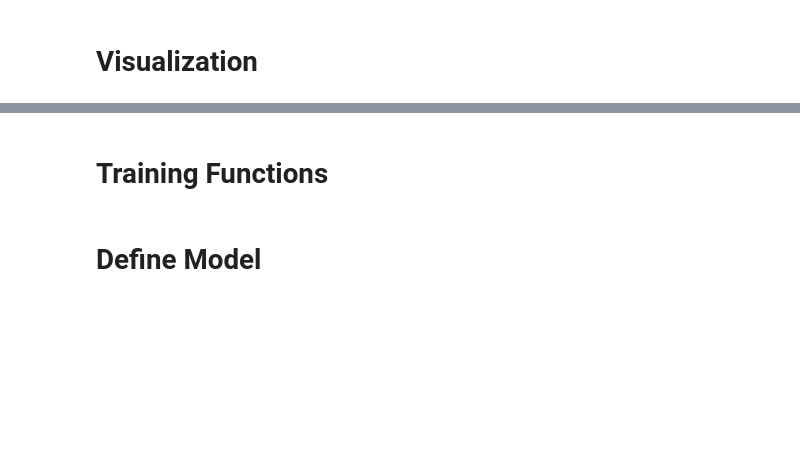
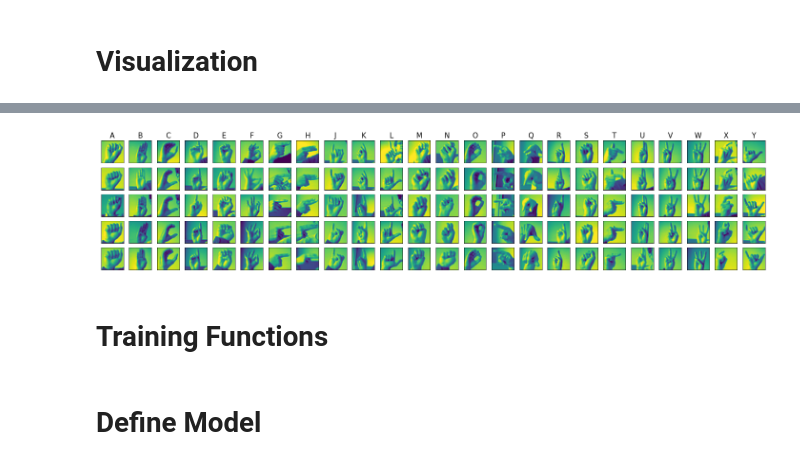
Before and after one commit to alinourian/DeepLearning-Sharif-HWs, a Jupyter notebook: HW02/DL2022_HW2_P3_98102527.ipynb, the cells around one changed output, grey strips where cells are left out. Cells and saved outputs as stored; diff of their text form; code cells hidden in the pictures; blank space fills up the shorter version.

```diff
--- a/HW02/DL2022_HW2_P3_98102527.ipynb
+++ b/HW02/DL2022_HW2_P3_98102527.ipynb
@@ -169,13 +145,2 @@ val_loader = torch.utils.data.DataLoader(val_set_tuple, batch_size=batch_size, s
 # %% [markdown]
 # Visualization
-# %%
-r = np.random.randint(x_train.shape[0], size=25)
-imgs = x_train[r, :]
-
-plt.figure(figsize=(12, 12))
-for i in range(25):
-    img = imgs[i].reshape(28, 28)
-    plt.subplot(5, 5, i+1)
-    plt.imshow(img)
-    plt.xticks([])
-    plt.yticks([])
@@ -184,3 +149,27 @@ for i in range(25):
+# %%
+num_img_per_class = 5
+sample_images = []
+
+for i in range(len(classes)):
+  local_data = train_val_set[train_val_set[:, 0] == i][:, 1:]
+  rand_nums = np.random.randint(local_data.shape[0], size=num_img_per_class) + 1
+  for j in rand_nums:
+    sample_images.append(local_data[j].reshape(28, 28))
+
+
+fig, axes = plt.subplots(num_img_per_class, len(classes), figsize=(25,5))
+
+i = 0
+for col in range(len(classes)):
+  axes[0][col].set_title(classes[col], fontsize=15)
+  for row in range(num_img_per_class):
+    axis = axes[row][col]
+    axis.set_xticks([])
+    axis.set_yticks([])
+    axis.imshow(sample_images[i])
+    i += 1
+# %% [output]
+[figure, added]
 # %% [markdown]
 # Training Functions
 # %%
```
Also changed, not shown: parts of 29 cells of this notebook.
